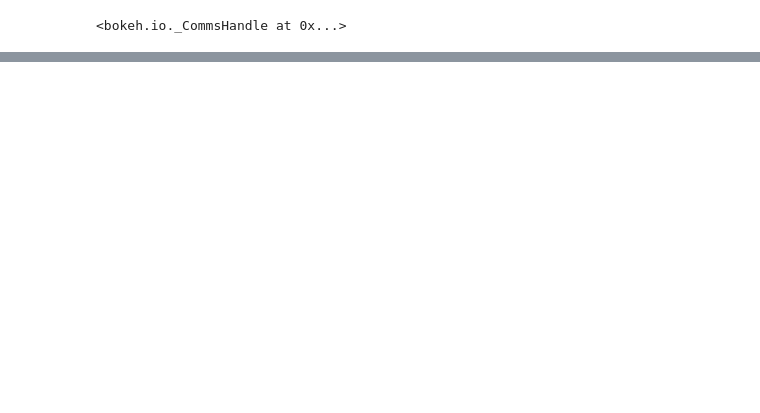
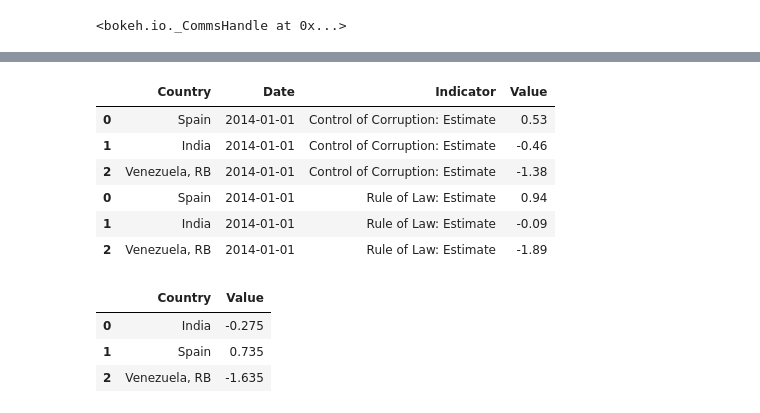
Before and after one commit to alefigueiras/week6, a Jupyter notebook: first_module_risk.ipynb, the cells around one changed output, grey strips where cells are left out. Drawn from its saved outputs; the diff is of its cells as text; code cells hidden in the pictures; blank space fills up the shorter version.

```diff
--- a/first_module_risk.ipynb
+++ b/first_module_risk.ipynb
@@ -89,0 +112,26 @@ show(plotscore)
+# %%
+c = {'country0': 'VEN', 'country1': 'ESP', 'country2': 'IND'}
+countries = [value for key, value in c.items() if key.startswith('country') and value]
+
+
+i1 = ['CC.EST']
+i2 = ['RL.EST']
+indicators = [i1, i2]
+df = create_dataframes(countries,indicators)
+df
+# %% [output]
+|  | Country | Date | Indicator | Value |
+| 0 | Spain | 2014-01-01 | Control of Corruption: Estimate | 0.53 |
+| 1 | India | 2014-01-01 | Control of Corruption: Estimate | -0.46 |
+| 2 | Venezuela, RB | 2014-01-01 | Control of Corruption: Estimate | -1.38 |
+| 0 | Spain | 2014-01-01 | Rule of Law: Estimate | 0.94 |
+| 1 | India | 2014-01-01 | Rule of Law: Estimate | -0.09 |
+| 2 | Venezuela, RB | 2014-01-01 | Rule of Law: Estimate | -1.89 |
+# %%
+score = get_mean(df)
+score
+# %% [output]
+|  | Country | Value |
+| 0 | India | -0.275 |
+| 1 | Spain | 0.735 |
+| 2 | Venezuela, RB | -1.635 |
```
Also changed, not shown: parts of 4 cells of this notebook, 4 other files.
